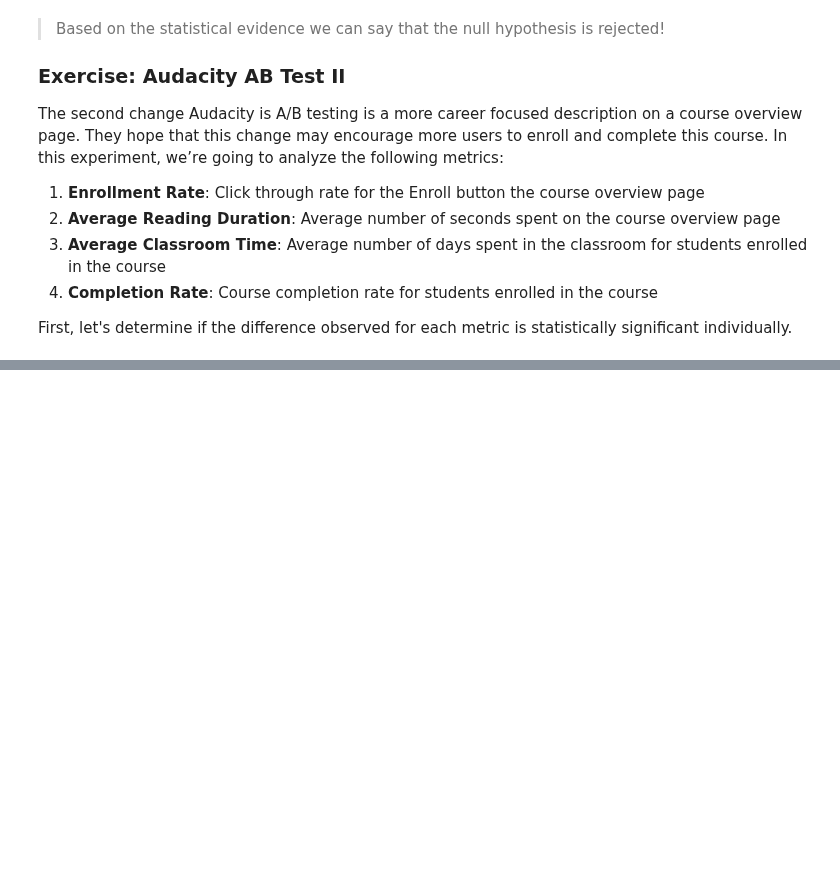
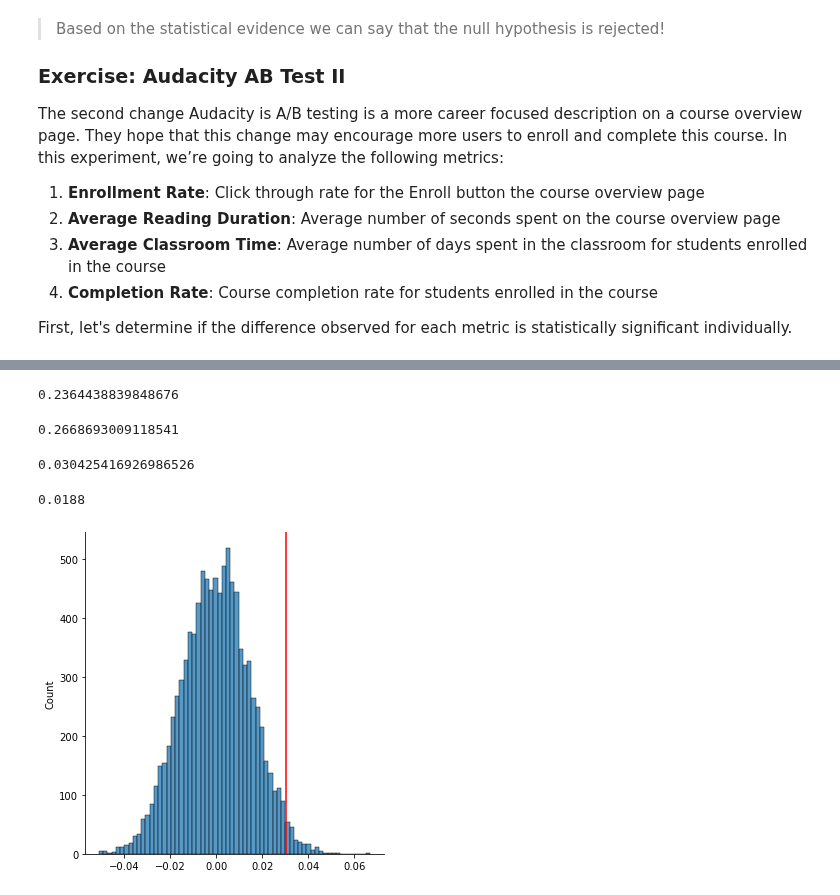
Before and after one commit to vpontello/DataScience_Nanodegree, a Jupyter notebook: 00_Extracurricular/02_Practical_Statistics/practical_statistics.ipynb, the cells around one changed output, grey strips where cells are left out. Saved outputs shown, nothing was run; the diff lists cells and outputs as text; code cells hidden in the pictures; blank space fills up the shorter version.

```diff
--- a/00_Extracurricular/02_Practical_Statistics/practical_statistics.ipynb
+++ b/00_Extracurricular/02_Practical_Statistics/practical_statistics.ipynb
@@ -1911,0 +1933,50 @@ First, let's determine if the difference observed for each metric is statistical
+# %%
+# Get dataframe with all records from control group
+control_df = df.query('group == "control"')
+
+# Compute click through rate for control group
+control_ctr = control_df.query('action == "enroll"').id.nunique() / control_df.query('action == "view"').id.nunique()
+
+# Display click through rate
+control_ctr
+# %% [output]
+0.2364438839848676
+# %%
+# Get dataframe with all records from experiment group
+experiment_df = df.query("group=='experiment'")
+
+# Compute click through rate for experiment group
+experiment_ctr = experiment_df.query("action=='enroll'")['id'].nunique()/experiment_df.query("action=='view'")['id'].nunique()
+
+# Display click through rate
+experiment_ctr
+# %% [output]
+0.2668693009118541
+# %%
+# Compute the observed difference in click through rates
+obs_diff = experiment_ctr - control_ctr
+
+# Display observed difference
+obs_diff
+# %% [output]
+0.030425416926986526
+# %%
+diffs = []
+for i in range(10000):
+    df_sample = df.sample(df.shape[0], replace=True)
+    df_sample_experiment = df_sample.query("group=='experiment'")
+    df_sample_control = df_sample.query("group=='control'")
+    experiment_ctr = df_sample_experiment.query("action=='enroll'")['id'].nunique()/df_sample_experiment.query("action=='view'")['id'].nunique()
+    control_ctr = df_sample_control.query('action == "enroll"').id.nunique() / df_sample_control.query('action == "view"').id.nunique()
+    diff = experiment_ctr - control_ctr
+    diffs.append(diff)
+# %%
+null_vals = np.random.normal(0, np.std(diffs), 10000)
+# %%
+sns.displot(null_vals)
+plt.axvline(x=obs_diff, color='red')
+p_value = (null_vals >= obs_diff).mean()
+print(p_value)
+# %% [output]
+0.0188
+[figure, added]
```
Also changed, not shown: parts of 10 cells of this notebook.
